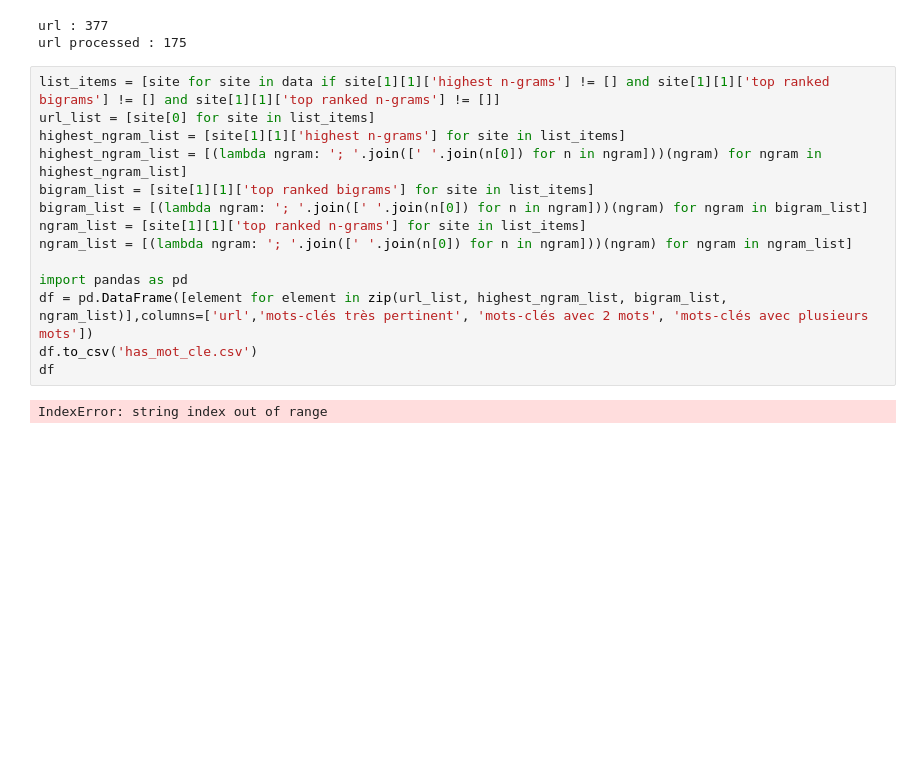
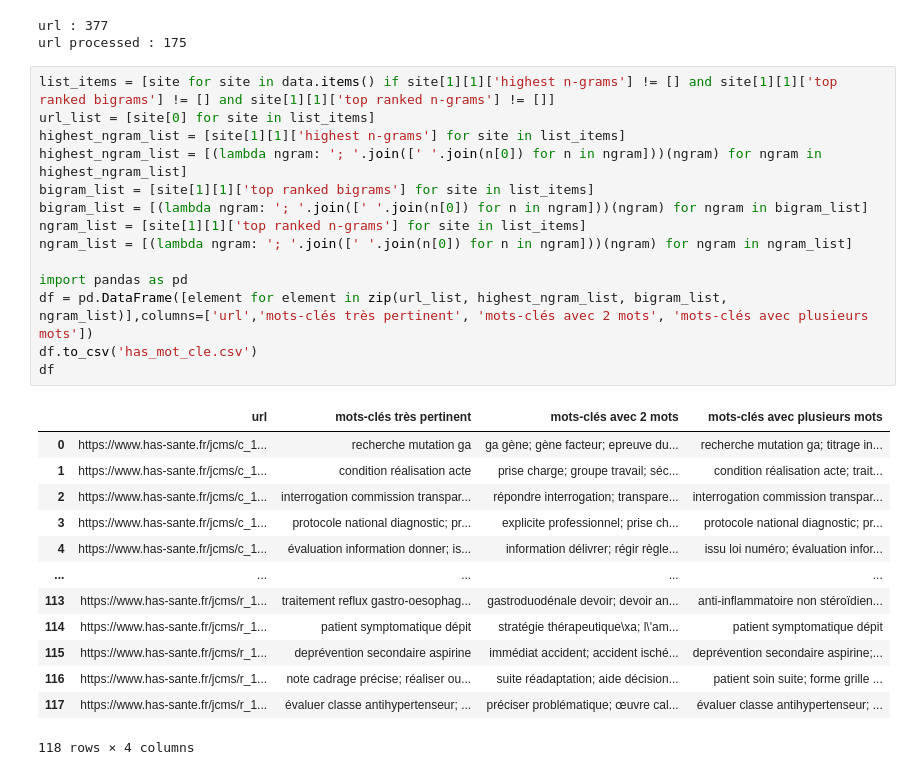
Before and after one commit to 360medics/has-keyword-extractor, a Jupyter notebook: statistic-keyword-extraction.ipynb, the cells around one changed output. Saved outputs shown, nothing was run; the diff lists cells and outputs as text; blank space fills up the shorter version.

```diff
--- a/statistic-keyword-extraction.ipynb
+++ b/statistic-keyword-extraction.ipynb
@@ -501,18 +501,30 @@ json.dump(data, open('has_keywords_result.json', 'w'), indent=4, sort_keys=True)
 url : 377
 url processed : 175
 # %%
-list_items = [site for site in data if site[1][1]['highest n-grams'] != [] and site[1][1]['top ranked bigrams'] != [] and site[1][1]['top ranked n-grams'] != []]
+list_items = [site for site in data.items() if site[1][1]['highest n-grams'] != [] and site[1][1]['top ranked bigrams'] != [] and site[1][1]['top ranked n-grams'] != []]
 url_list = [site[0] for site in list_items]
 highest_ngram_list = [site[1][1]['highest n-grams'] for site in list_items]
 highest_ngram_list = [(lambda ngram: '; '.join([' '.join(n[0]) for n in ngram]))(ngram) for ngram in highest_ngram_list]
 bigram_list = [site[1][1]['top ranked bigrams'] for site in list_items]
 bigram_list = [(lambda ngram: '; '.join([' '.join(n[0]) for n in ngram]))(ngram) for ngram in bigram_list]
 ngram_list = [site[1][1]['top ranked n-grams'] for site in list_items]
 ngram_list = [(lambda ngram: '; '.join([' '.join(n[0]) for n in ngram]))(ngram) for ngram in ngram_list]
 
 import pandas as pd
 df = pd.DataFrame([element for element in zip(url_list, highest_ngram_list, bigram_list, ngram_list)],columns=['url','mots-clés très pertinent', 'mots-clés avec 2 mots', 'mots-clés avec plusieurs mots'])
 df.to_csv('has_mot_cle.csv')
 df
 # %% [output]
+|  | url | mots-clés très pertinent | mots-clés avec 2 mots | mots-clés avec plusieurs mots |
+| 0 | https://www.has-sante.fr/jcms/c_1... | recherche mutation ga | ga gène; gène facteur; epreuve du... | recherche mutation ga; titrage in... |
+| 1 | https://www.has-sante.fr/jcms/c_1... | condition réalisation acte | prise charge; groupe travail; séc... | condition réalisation acte; trait... |
+| 2 | https://www.has-sante.fr/jcms/c_1... | interrogation commission transpar... | répondre interrogation; transpare... | interrogation commission transpar... |
+| 3 | https://www.has-sante.fr/jcms/c_1... | protocole national diagnostic; pr... | explicite professionnel; prise ch... | protocole national diagnostic; pr... |
+| 4 | https://www.has-sante.fr/jcms/c_1... | évaluation information donner; is... | information délivrer; régir règle... | issu loi numéro; évaluation infor... |
+| ... | ... | ... | ... | ... |
+| 113 | https://www.has-sante.fr/jcms/r_1... | traitement reflux gastro-oesophag... | gastroduodénale devoir; devoir an... | anti-inflammatoire non stéroïdien... |
+| 114 | https://www.has-sante.fr/jcms/r_1... | patient symptomatique dépit | stratégie thérapeutique\xa; l\'am... | patient symptomatique dépit |
+| 115 | https://www.has-sante.fr/jcms/r_1... | deprévention secondaire aspirine | immédiat accident; accident isché... | deprévention secondaire aspirine;... |
+| 116 | https://www.has-sante.fr/jcms/r_1... | note cadrage précise; réaliser ou... | suite réadaptation; aide décision... | patient soin suite; forme grille ... |
+| 117 | https://www.has-sante.fr/jcms/r_1... | évaluer classe antihypertenseur; ... | préciser problématique; œuvre cal... | évaluer classe antihypertenseur; ... |
-IndexError: string index out of range
+118 rows × 4 columns
```
